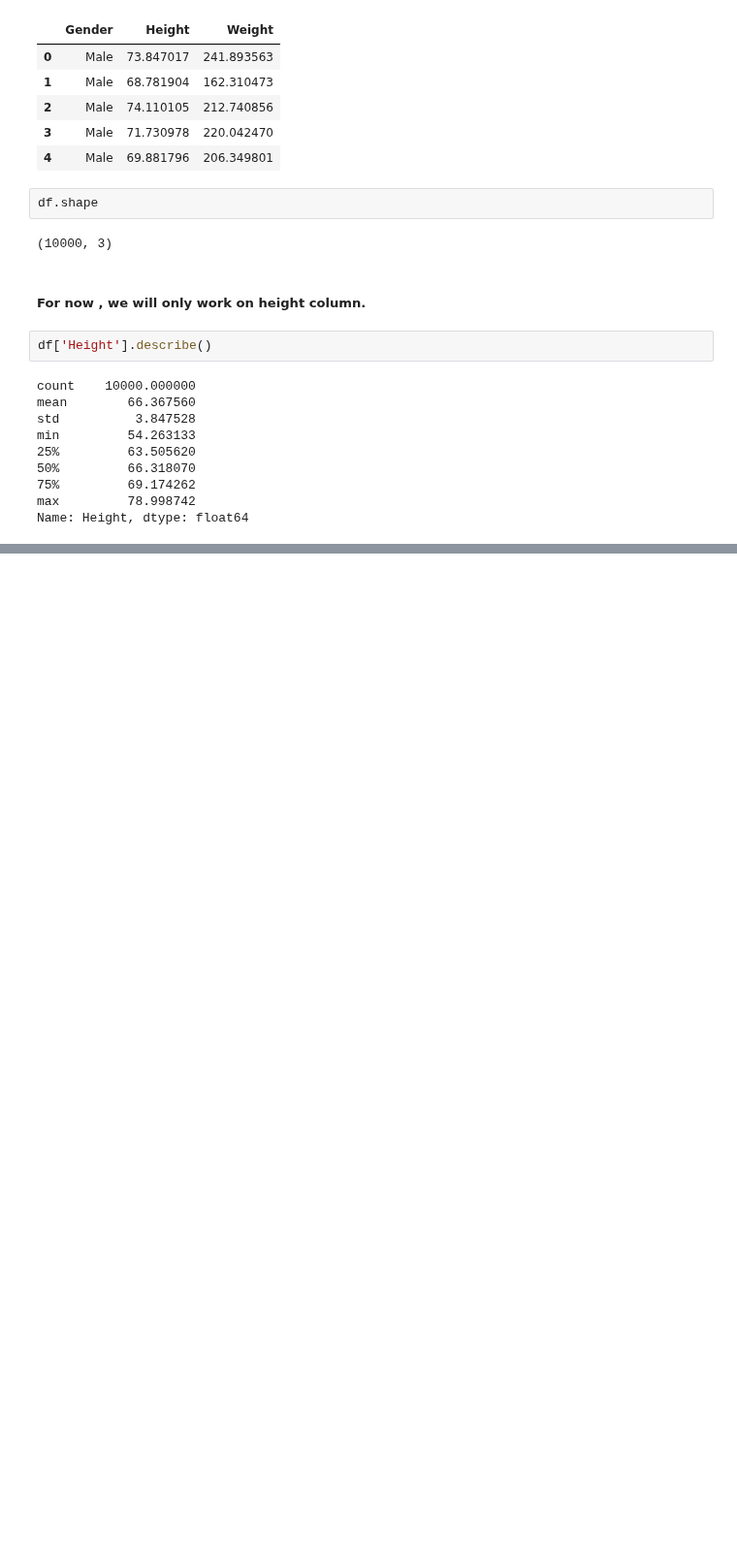
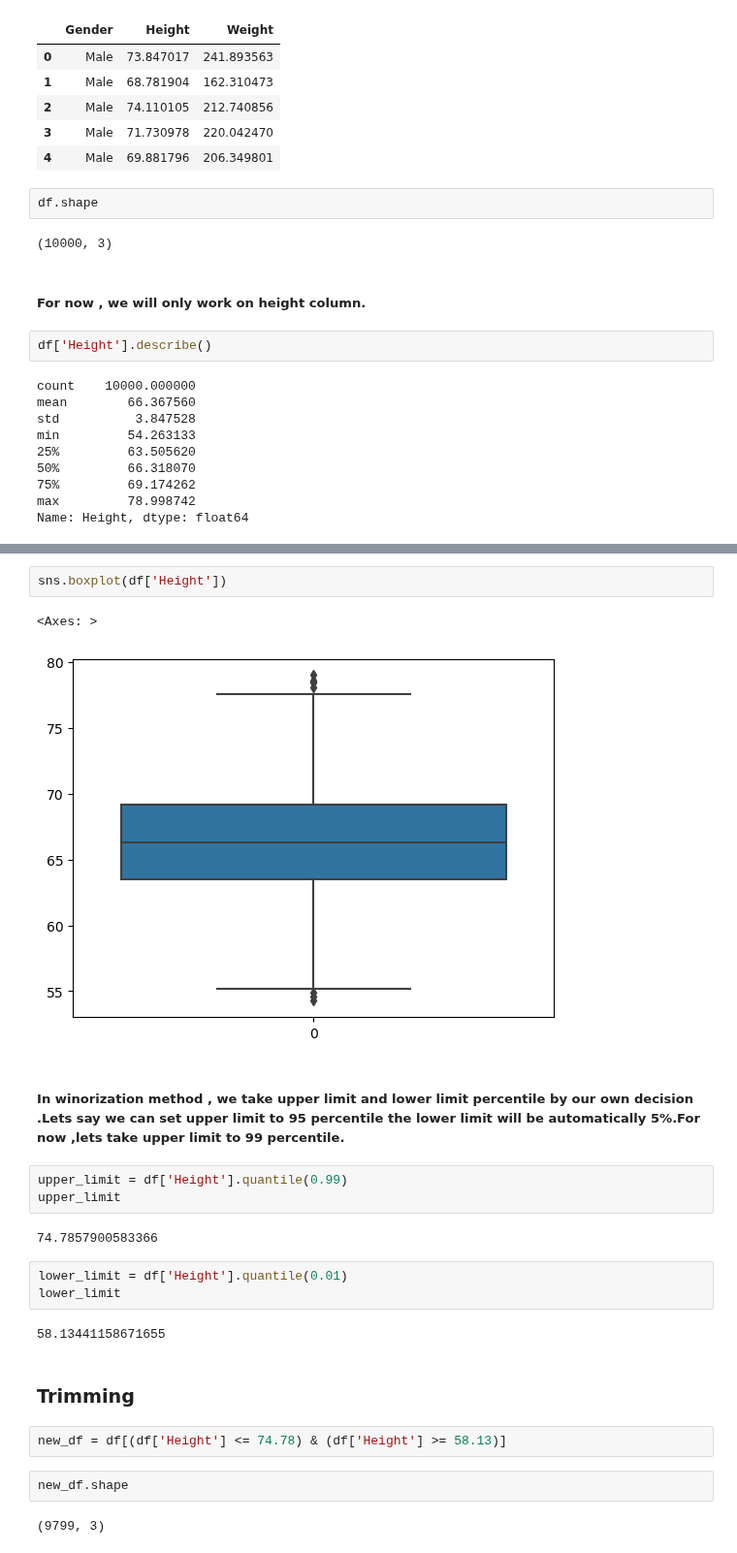
Before and after one commit to Shreyasb1015/Machine-Learning, a Jupyter notebook: outlier-detection-andRemoval/winorization-method.ipynb, the cells around one changed output, grey strips where cells are left out. Shown at 97% size. Drawn from its saved outputs; the diff is of its cells as text; blank space fills up the shorter version.

Commit message:
winorization method

```diff
--- a/outlier-detection-andRemoval/winorization-method.ipynb
+++ b/outlier-detection-andRemoval/winorization-method.ipynb
@@ -34,0 +51,25 @@ Name: Height, dtype: float64
+# %%
+sns.boxplot(df['Height'])
+# %% [output]
+<Axes: >
+[figure, added]
+# %% [markdown]
+##### In winorization method , we take upper limit and lower limit percentile by our own decision .Lets say we can set upper limit to 95 percentile the lower limit will be automatically 5%.For now ,lets take upper limit to 99 percentile.
+# %%
+upper_limit = df['Height'].quantile(0.99)
+upper_limit
+# %% [output]
+74.7857900583366
+# %%
+lower_limit = df['Height'].quantile(0.01)
+lower_limit
+# %% [output]
+58.13441158671655
+# %% [markdown]
+### Trimming
+# %%
+new_df = df[(df['Height'] <= 74.78) & (df['Height'] >= 58.13)]
+# %%
+new_df.shape
+# %% [output]
+(9799, 3)
```
Also changed, not shown: parts of 11 cells of this notebook.
